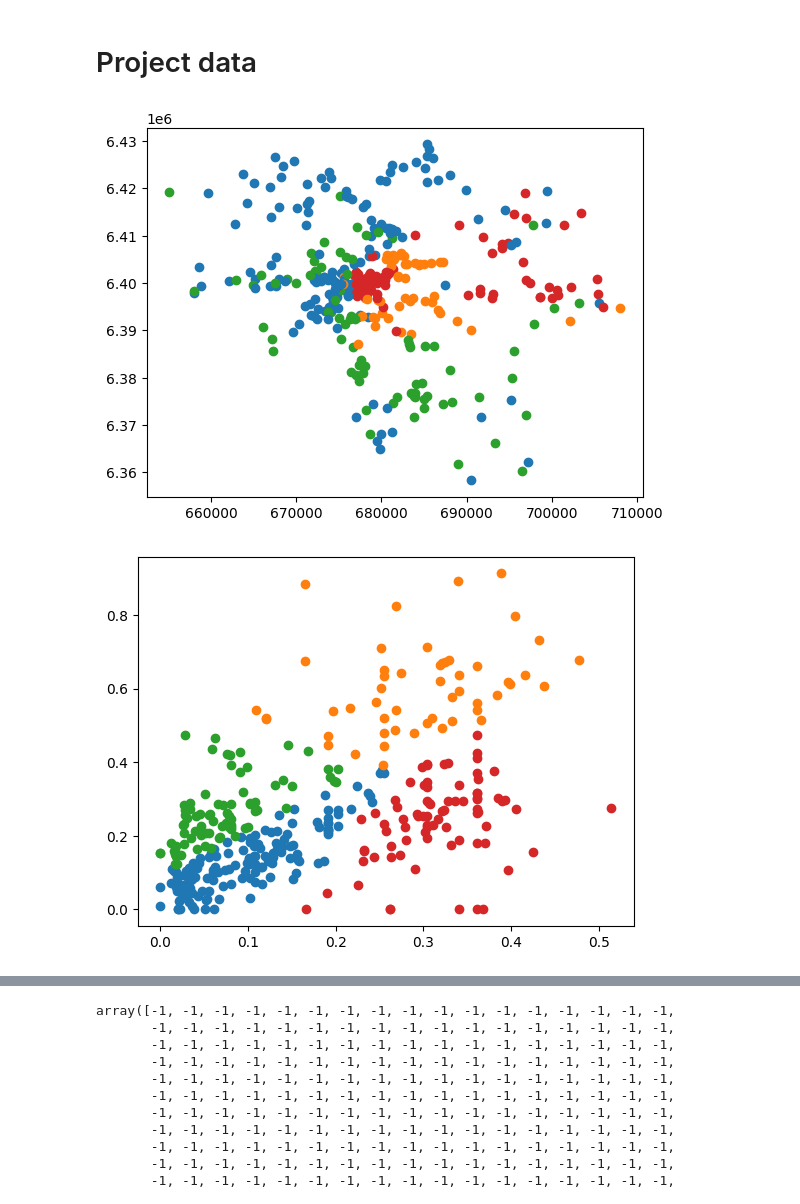
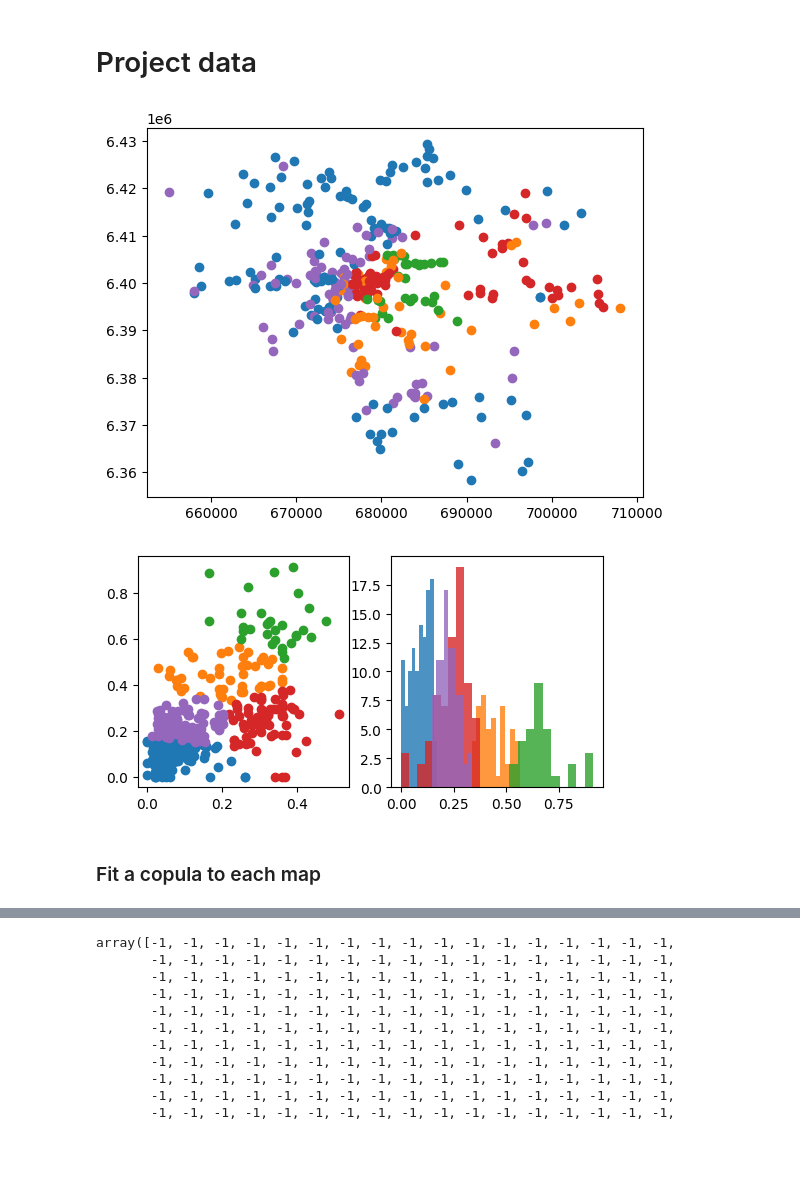
Before and after one commit to eoydvin/mergeplg, a Jupyter notebook: docs/notebooks/cluster.ipynb, the cells around one changed output, grey strips where cells are left out. Cells and saved outputs as stored; diff of their text form; code cells hidden in the pictures; blank space fills up the shorter version.

```diff
--- a/docs/notebooks/cluster.ipynb
+++ b/docs/notebooks/cluster.ipynb
@@ -102,12 +105,16 @@ from mergeplg.copula_functions.copula_functions import calculate_copula
 # %%
+radar = ds_rad.isel(time = 8).rainfall_amount.data
 cml_rad = ds_cmls.rad.isel(time = [8]).data.ravel()
 cml_obs = ds_cmls.R.isel(time = [8]).data.ravel()
 cml_diff = ds_cmls.difference.isel(time = [8]).data.ravel()
 
-X = np.hstack([cml_rad.reshape(-1, 1), cml_diff.reshape(-1, 1)])
+# Store CML coordinates
+cml_yx = np.vstack((ds_cmls.y.data, ds_cmls.x.data)).T.astype(int)
+
+X = np.hstack([cml_rad.reshape(-1, 1), cml_obs.reshape(-1, 1)])
 
 # create kmeans object
-kmeans = KMeans(n_clusters=4)
+kmeans = KMeans(n_clusters=5)
 
 # fit kmeans object to data
 kmeans.fit(X)
@@ -115,23 +122,27 @@ kmeans.fit(X)
 # print location of clusters learned by kmeans object
 pred = kmeans.predict(X)
 # %%
-for i, cml_id in enumerate(ds_cmls.cml_id.data):
-    x = ds_cmls.sel(cml_id = cml_id).x.data
-    y = ds_cmls.sel(cml_id = cml_id).y.data
+for i in range(cml_yx.shape[0]):
+    x = cml_yx[i, 1]
+    y = cml_yx[i, 0]
 
     for j in range(np.unique(pred).size):
         if pred[i] == j:
             plt.plot(x, y, color='C' + str(j), marker='o')
 # %% [output]
-[figure, old version]
+[figure, new version]
 # %%
+fig, ax = plt.subplots(1, 2, figsize = (6, 3))
 for j in range(np.unique(pred).size):
     data_x = cml_rad[pred == j]
     data_y = cml_obs[pred == j]
-    plt.scatter(data_x, data_y, color='C' + str(j), marker='o')
+    ax[0].scatter(data_x, data_y, color='C' + str(j), marker='o')
+    ax[1].hist(data_y, color='C' + str(j), alpha = 0.8)
 # %% [output]
-[figure, old version]
+[figure, new version]
 # %%
 # Estimate copula (variogram and KED) for different clusters.
 # Interpolate baed on this
 # Then use copula uncertainty to esimtate rianfall amunts?
+# %% [markdown]
+### Fit a copula to each map
```
Also changed, not shown: parts of 15 cells of this notebook, 1 other file.
